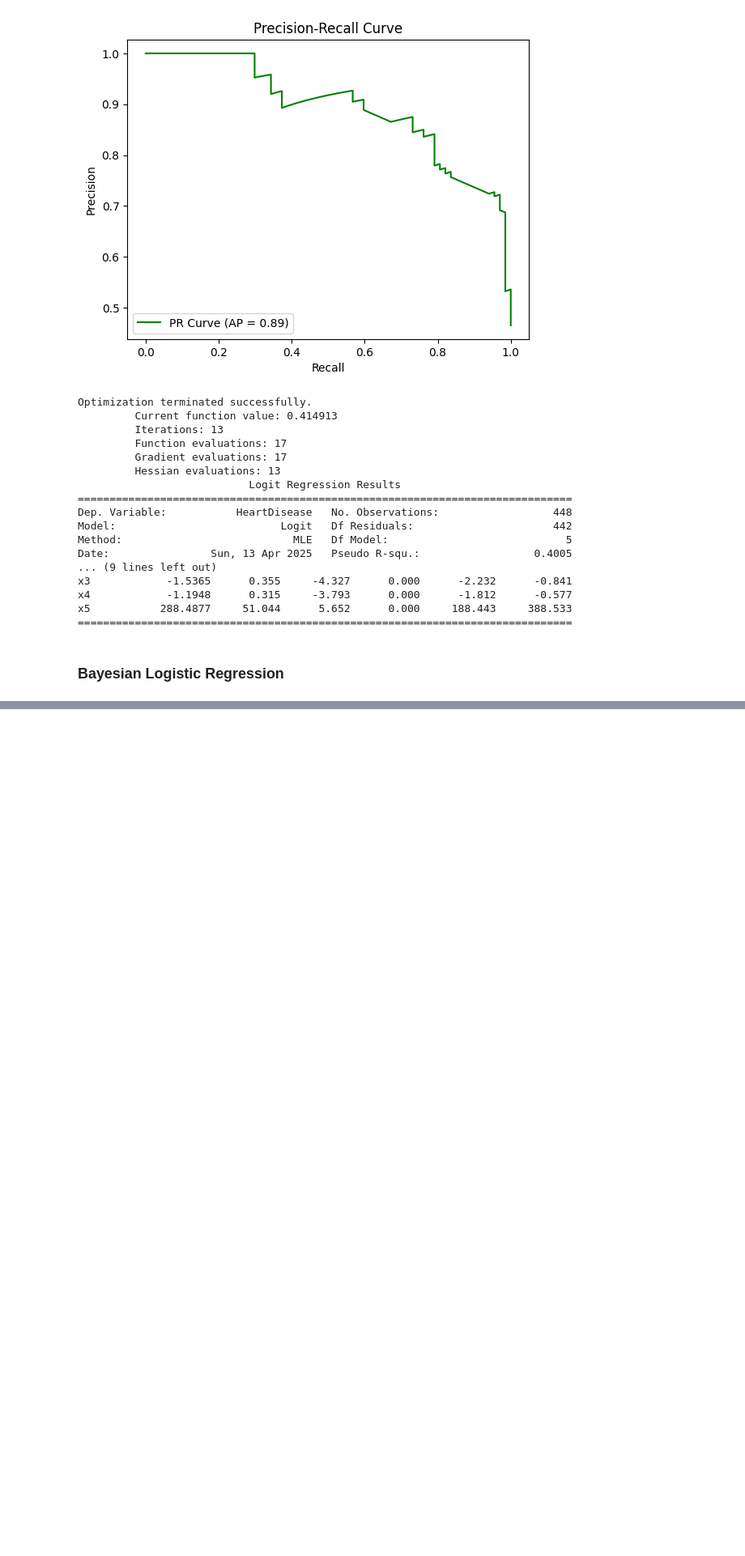
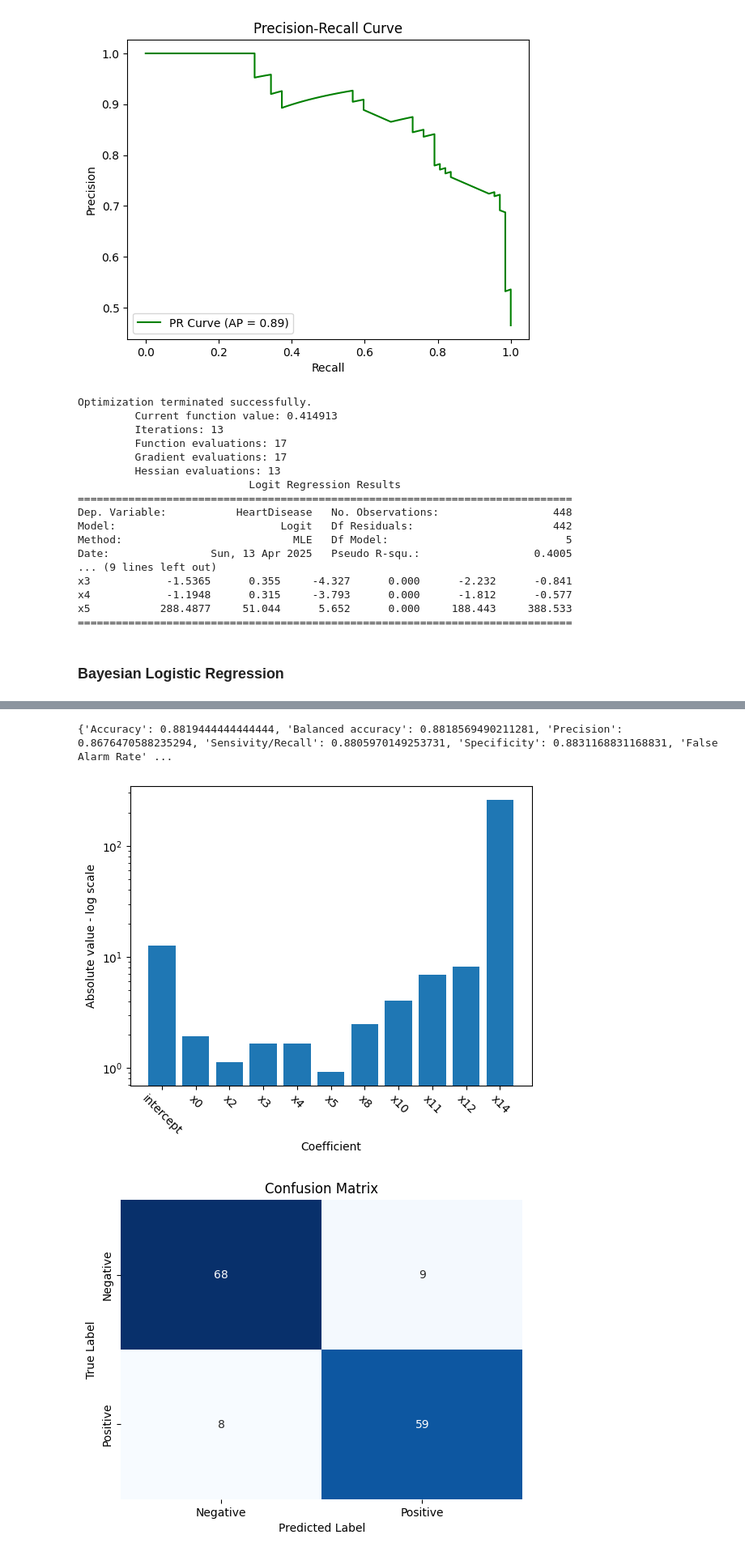
Before and after one commit to shreyashonnalli/ST451, a Jupyter notebook: classification.ipynb, the cells around one changed output, grey strips where cells are left out. Shown at 81% size. Cells and saved outputs as stored; diff of their text form; code cells hidden in the pictures; blank space fills up the shorter version.

Commit message:
classification candidate finished

```diff
--- a/classification.ipynb
+++ b/classification.ipynb
@@ -629,0 +829,10 @@ x5           288.4877     51.044      5.652      0.000     188.443     388.533
+# %%
+best_evidence, best_feature_subset, _, _ = bayesian_model_evidence_selection(full_pipeline,
+                                                                            X_train_cleaned,
+                                                                            y_train_cleaned,
+                                                                            BayesianLogisticRegression,
+                                                                            num_models=10
+                                                                            )
+
+print("Best Model Evidence:", best_evidence)
+print("Best Feature Subset:", best_feature_subset)
@@ -629,0 +854,11 @@ x5           288.4877     51.044      5.652      0.000     188.443     388.533
+# %%
+blr = BayesianLogisticRegression(beta_0 = np.zeros(len(best_feature_subset) + 1),
+                                 m_0 = np.zeros(len(best_feature_subset) + 1),
+                                 sigma_0_inv= (X_train_preprocessed[:, best_feature_subset].T @ X_train_preprocessed[:, best_feature_subset])/ X_train_preprocessed.shape[0],
+                                 maxiter=100,
+                                 tolerance=1e-05,
+                                 fit_intercept=True,
+                                 verbose=0
+                                )
+
+blr.fit(X_train_preprocessed[:, best_feature_subset], y_train_cleaned)
@@ -629,0 +883,13 @@ x5           288.4877     51.044      5.652      0.000     188.443     388.533
+# %%
+classification_evaluator_blr = BayesianLogisticRegressionClassificationEvaluator(
+                                                                            model=blr,
+                                                                            X_evaluation_preprocessed=X_val_preprocessed[:, best_feature_subset],
+                                                                            y_evaluation_cleaned=y_val_cleaned,
+                                                                            feature_names=pd.Index([f'x{i}' for i in best_feature_subset]),
+                                                                        )
+
+classification_evaluator_blr.get_all_classification_metrics()
+# %% [output]
+{'Accuracy': 0.8819444444444444, 'Balanced accuracy': 0.8818569490211281, 'Precision': 0.8676470588235294, 'Sensivity/Recall': 0.8805970149253731, 'Specificity': 0.8831168831168831, 'False Alarm Rate' ...
+[figure, added]
+[figure, added]
```
Also changed, not shown: parts of 13 cells of this notebook, 1 other file.
